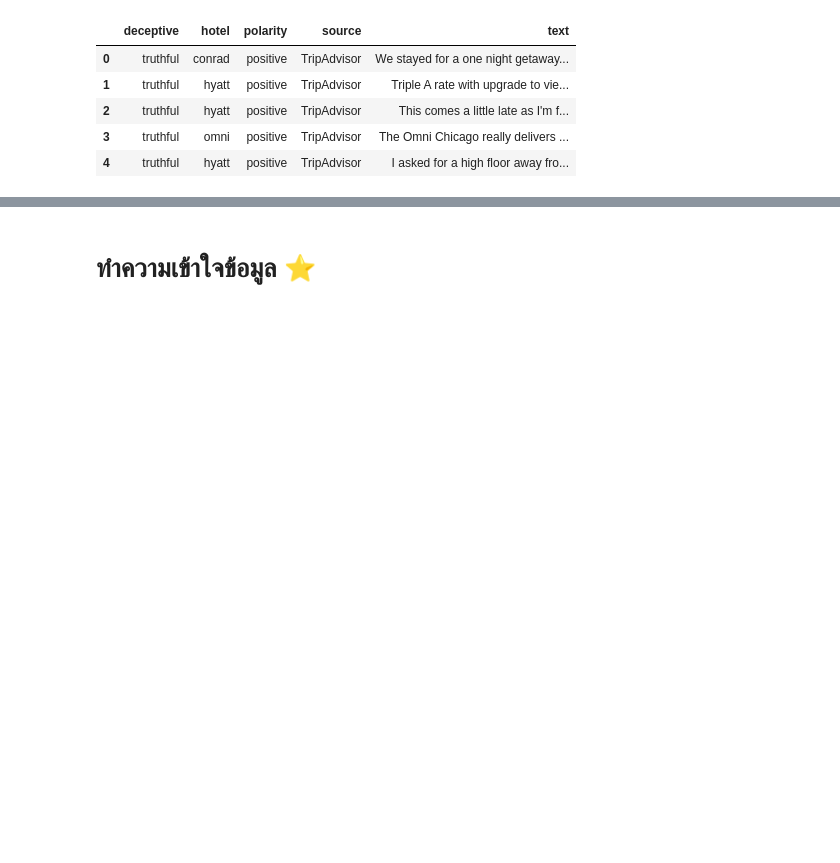
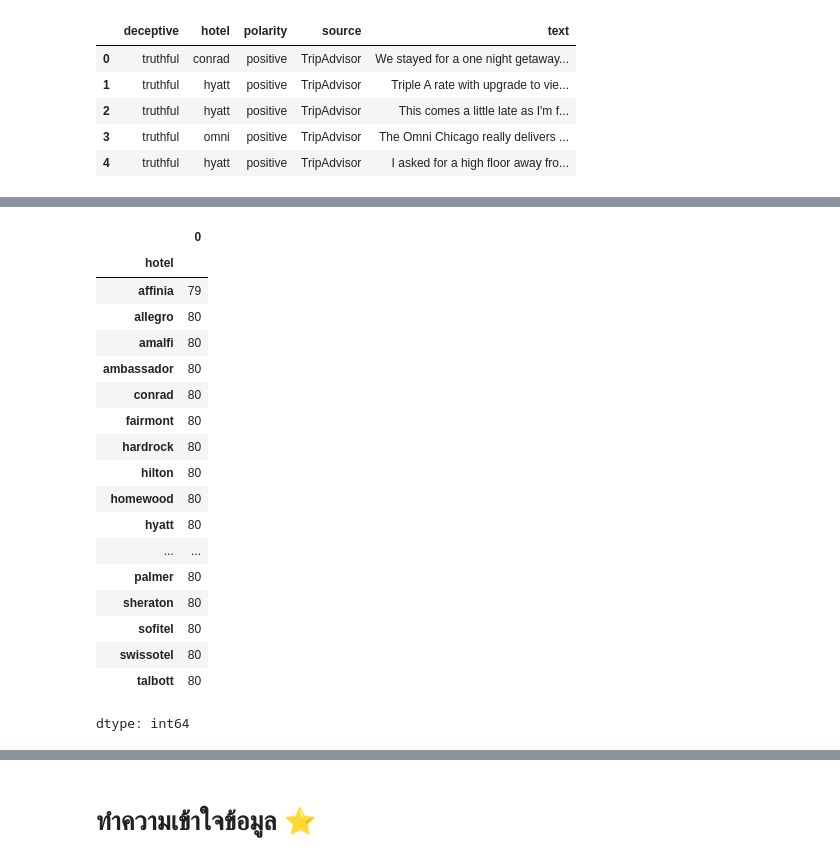
Before and after one commit to Napawan2005/NLP-TextPreprocessing, a Jupyter notebook: NLP_EDA.ipynb, the cells around one changed output, grey strips where cells are left out. Saved outputs shown, nothing was run; the diff lists cells and outputs as text; code cells hidden in the pictures; blank space fills up the shorter version.

```diff
--- a/NLP_EDA.ipynb
+++ b/NLP_EDA.ipynb
@@ -67,0 +98,2 @@ Loading data from: /kaggle/input/deceptive-opinion-spam-corpus/deceptive-opinion
+# %%
+df.drop_duplicates(inplace=True)
@@ -67,0 +114,22 @@ Loading data from: /kaggle/input/deceptive-opinion-spam-corpus/deceptive-opinion
+# %%
+df.groupby('hotel').size()
+# %% [output]
+|  | 0 |
+| hotel |  |
+| affinia | 79 |
+| allegro | 80 |
+| amalfi | 80 |
+| ambassador | 80 |
+| conrad | 80 |
+| fairmont | 80 |
+| hardrock | 80 |
+| hilton | 80 |
+| homewood | 80 |
+| hyatt | 80 |
+| ... | ... |
+| palmer | 80 |
+| sheraton | 80 |
+| sofitel | 80 |
+| swissotel | 80 |
+| talbott | 80 |
+dtype: int64
```
Also changed, not shown: parts of 20 cells of this notebook.
